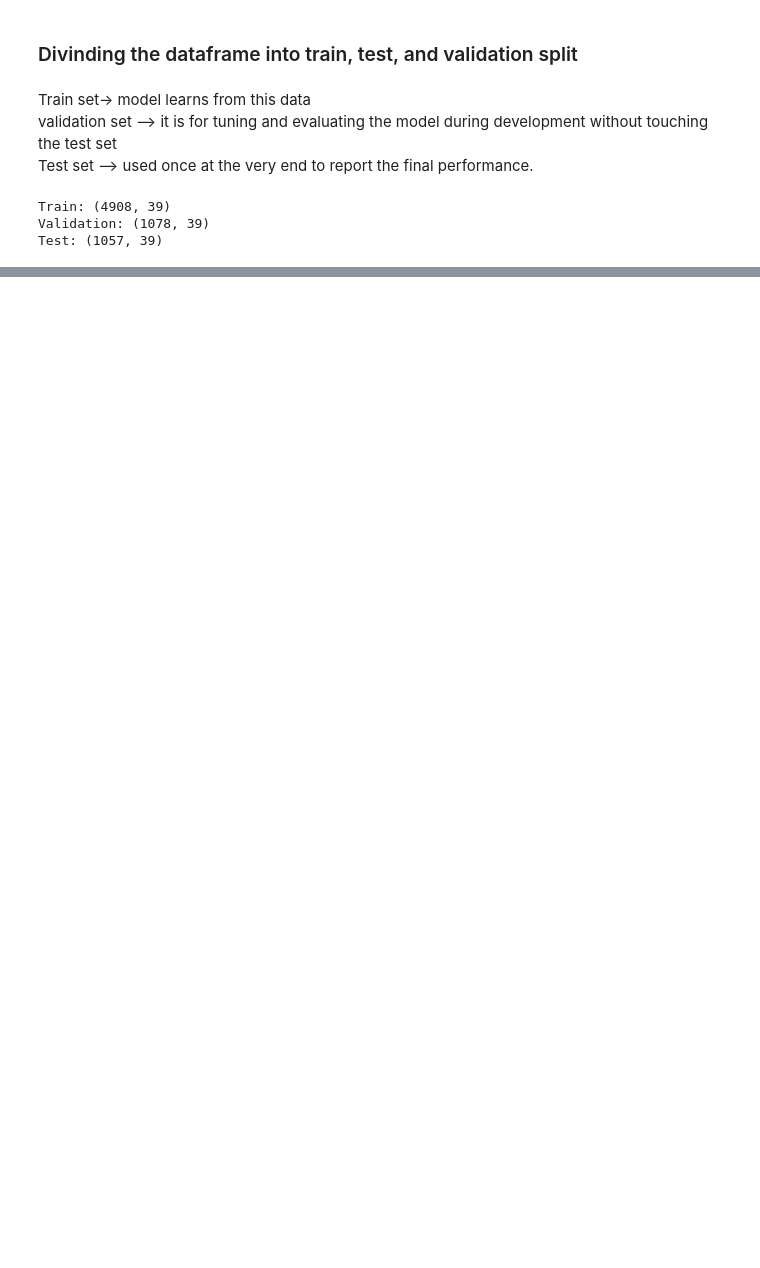
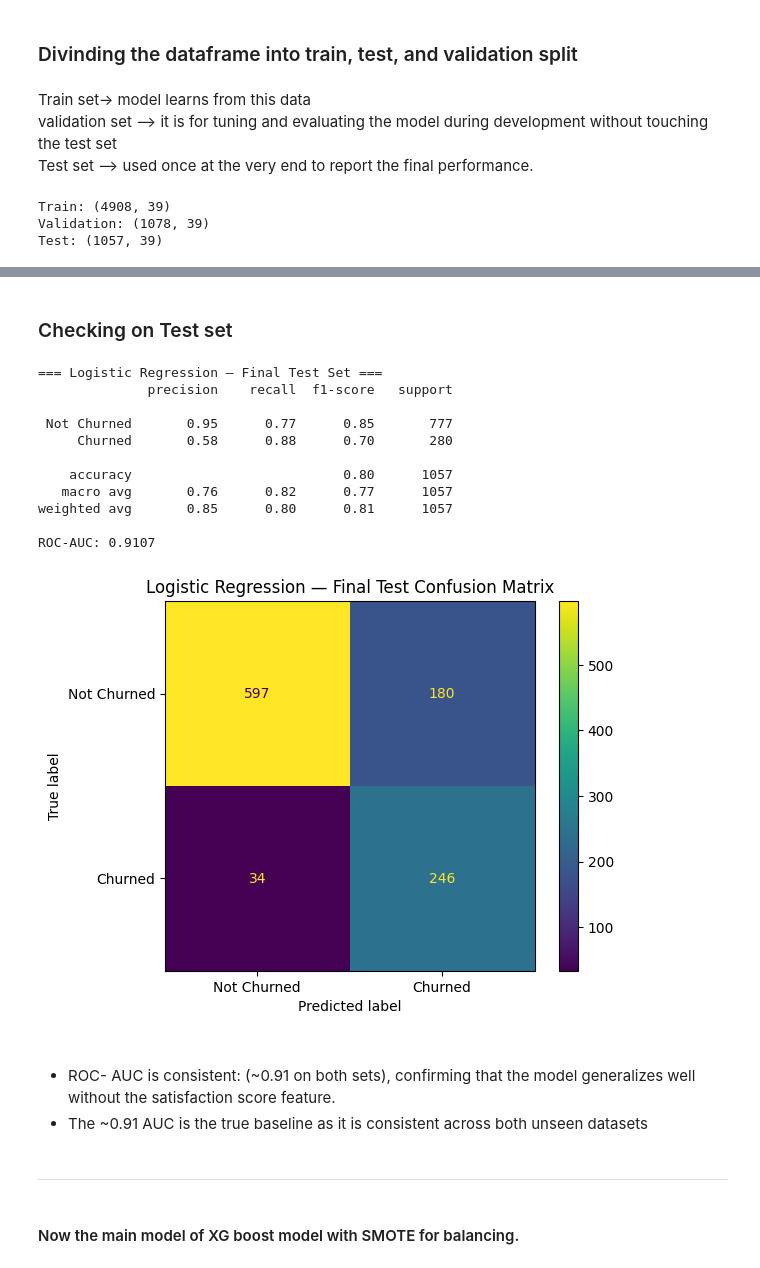
Before and after one commit to Mridul-dhungana/Telco-Customer-Churn-Analysis, a Jupyter notebook: telco.ipynb, the cells around one changed output, grey strips where cells are left out. Drawn from its saved outputs; the diff is of its cells as text; code cells hidden in the pictures; blank space fills up the shorter version.

```diff
--- a/telco.ipynb
+++ b/telco.ipynb
@@ -901,0 +1022,14 @@ Test: (1057, 39)
+# %%
+# Drop the column from your ALREADY SPLIT sets
+X_train = X_train.drop(columns=['Satisfaction Score'])
+X_val   = X_val.drop(columns=['Satisfaction Score'])
+X_test  = X_test.drop(columns=['Satisfaction Score'])
+
+# Your Y_train, Y_val, Y_test stay exactly the same
+# Now retrain your model
+lr = LogisticRegression(class_weight='balanced', max_iter=1000, random_state=42)
+lr.fit(X_train, Y_train)
+
+# Evaluate again
+Y_val_prob = lr.predict_proba(X_val)[:, 1]
+print(f"New ROC-AUC: {roc_auc_score(Y_val, Y_val_prob):.4f}")
@@ -901,0 +1059,35 @@ Test: (1057, 39)
+# %% [markdown]
+### Checking on Test set
+# %%
+Y_test_pred_lr = lr.predict(X_test)
+Y_test_prob_lr = lr.predict_proba(X_test)[:, 1]
+
+print("=== Logistic Regression — Final Test Set ===")
+print(classification_report(Y_test, Y_test_pred_lr, target_names=['Not Churned', 'Churned']))
+print(f"ROC-AUC: {roc_auc_score(Y_test, Y_test_prob_lr):.4f}")
+
+ConfusionMatrixDisplay(confusion_matrix(Y_test, Y_test_pred_lr),
+                    display_labels=['Not Churned', 'Churned']).plot()
+plt.title("Logistic Regression — Final Test Confusion Matrix")
+plt.show()
+# %% [output]
+=== Logistic Regression — Final Test Set ===
+              precision    recall  f1-score   support
+
+ Not Churned       0.95      0.77      0.85       777
+     Churned       0.58      0.88      0.70       280
+
+    accuracy                           0.80      1057
+   macro avg       0.76      0.82      0.77      1057
+weighted avg       0.85      0.80      0.81      1057
+
+ROC-AUC: 0.9107
+[figure, added]
+# %% [markdown]
+####
+* ROC- AUC is consistent: (~0.91 on both sets), confirming that the model generalizes well without the satisfaction score feature.
+* The ~0.91 AUC is the true baseline as it is consistent across both unseen datasets
+# %% [markdown]
+---
+# %% [markdown]
+#### Now the main model of XG boost model with SMOTE for balancing.
```
Also changed, not shown: parts of 66 cells of this notebook, 1 other file.
